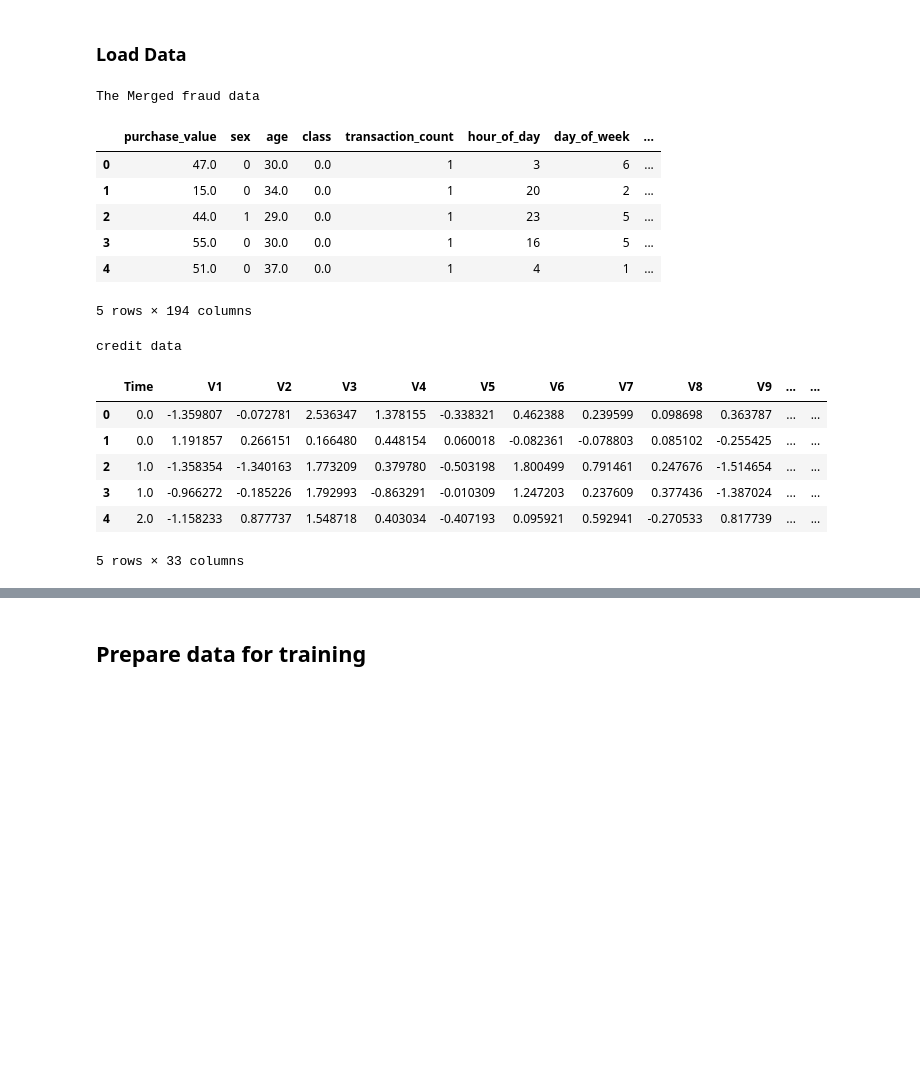
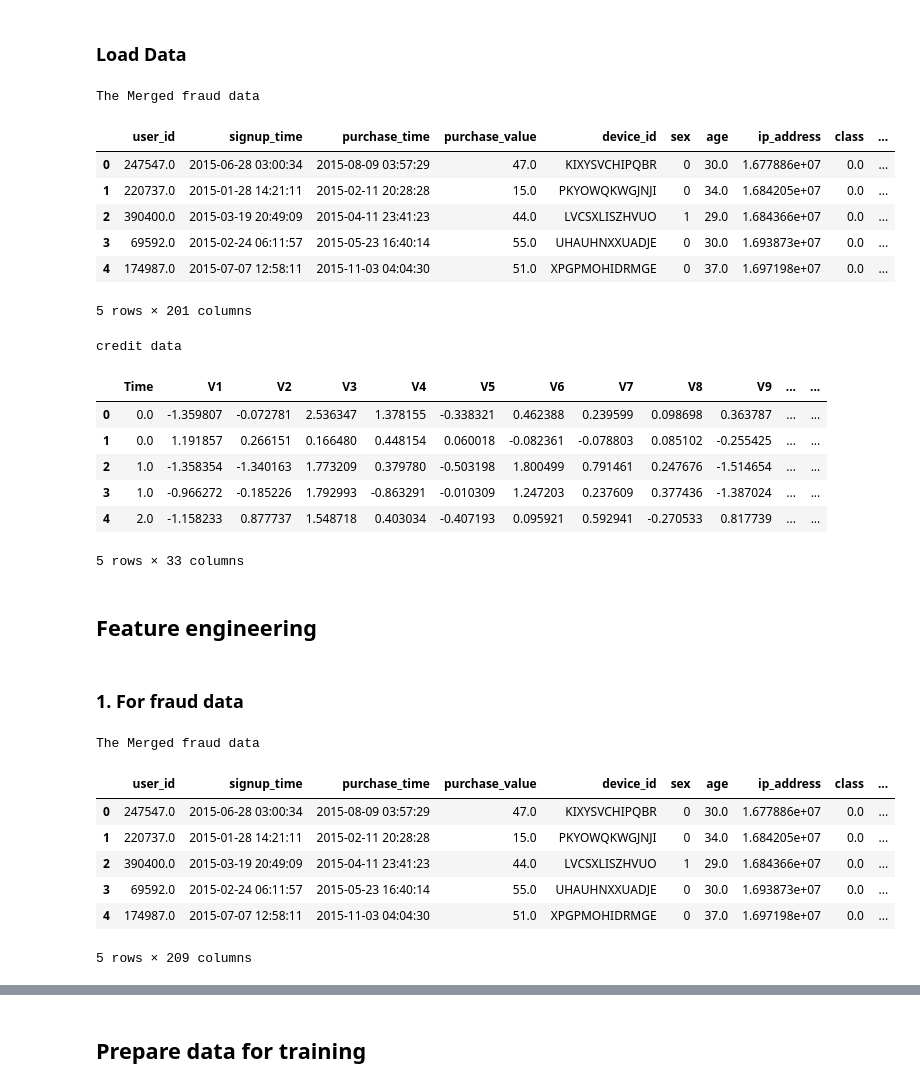
Before and after one commit to yohannestayez/Improved-detection-of-fraud-cases-for-e-commerce-and-bank-transactions, a Jupyter notebook: notebooks/Model_Building_and_Training.ipynb, the cells around one changed output, grey strips where cells are left out. Cells and saved outputs as stored; diff of their text form; code cells hidden in the pictures; blank space fills up the shorter version.

```diff
--- a/notebooks/Model_Building_and_Training.ipynb
+++ b/notebooks/Model_Building_and_Training.ipynb
@@ -29,23 +32,19 @@ mlflow.sklearn.autolog(log_models=True)
 fraud_data = pd.read_csv('C:/Users/Administrator/Documents/kifiya/Week_8/clean_data/merged_data.csv')
 creditcard_data = pd.read_csv('C:/Users/Administrator/Documents/kifiya/Week_8/clean_data/Preprocessed_Creditcard_Data.csv')
 
-# Drop unnecessary columns for training
-fraud_data = fraud_data.drop(columns=['signup_time', 'purchase_time', 'user_id', 'device_id',
-                                      'ip_address', 'lower_bound_ip_address', 'upper_bound_ip_address'], errors='ignore')
-
 print('The Merged fraud data')
 display(fraud_data.head())
 print('credit data')
 display(creditcard_data.head())
 # %% [output]
 The Merged fraud data
-|  | purchase_value | sex | age | class | transaction_count | hour_of_day | day_of_week | ... |
-| 0 | 47.0 | 0 | 30.0 | 0.0 | 1 | 3 | 6 | ... |
-| 1 | 15.0 | 0 | 34.0 | 0.0 | 1 | 20 | 2 | ... |
-| 2 | 44.0 | 1 | 29.0 | 0.0 | 1 | 23 | 5 | ... |
-| 3 | 55.0 | 0 | 30.0 | 0.0 | 1 | 16 | 5 | ... |
-| 4 | 51.0 | 0 | 37.0 | 0.0 | 1 | 4 | 1 | ... |
+|  | user_id | signup_time | purchase_time | purchase_value | device_id | sex | age | ip_address | class | ... |
+| 0 | 247547.0 | 2015-06-28 03:00:34 | 2015-08-09 03:57:29 | 47.0 | KIXYSVCHIPQBR | 0 | 30.0 | 1.677886e+07 | 0.0 | ... |
+| 1 | 220737.0 | 2015-01-28 14:21:11 | 2015-02-11 20:28:28 | 15.0 | PKYOWQKWGJNJI | 0 | 34.0 | 1.684205e+07 | 0.0 | ... |
+| 2 | 390400.0 | 2015-03-19 20:49:09 | 2015-04-11 23:41:23 | 44.0 | LVCSXLISZHVUO | 1 | 29.0 | 1.684366e+07 | 0.0 | ... |
+| 3 | 69592.0 | 2015-02-24 06:11:57 | 2015-05-23 16:40:14 | 55.0 | UHAUHNXXUADJE | 0 | 30.0 | 1.693873e+07 | 0.0 | ... |
+| 4 | 174987.0 | 2015-07-07 12:58:11 | 2015-11-03 04:04:30 | 51.0 | XPGPMOHIDRMGE | 0 | 37.0 | 1.697198e+07 | 0.0 | ... |
-5 rows × 194 columns
+5 rows × 201 columns
 credit data
 |  | Time | V1 | V2 | V3 | V4 | V5 | V6 | V7 | V8 | V9 | ... | ... |
 | 0 | 0.0 | -1.359807 | -0.072781 | 2.536347 | 1.378155 | -0.338321 | 0.462388 | 0.239599 | 0.098698 | 0.363787 | ... | ... |
@@ -54,3 +53,58 @@ credit data
 | 3 | 1.0 | -0.966272 | -0.185226 | 1.792993 | -0.863291 | -0.010309 | 1.247203 | 0.237609 | 0.377436 | -1.387024 | ... | ... |
 | 4 | 2.0 | -1.158233 | 0.877737 | 1.548718 | 0.403034 | -0.407193 | 0.095921 | 0.592941 | -0.270533 | 0.817739 | ... | ... |
 5 rows × 33 columns
+# %% [markdown]
+## Feature engineering
+# %% [markdown]
+### 1. For fraud data
+# %%
+# Create a new column 'is_night' to flag transactions occurring between midnight and 6 AM or after 10 PM
+fraud_data['is_night'] = fraud_data['hour_of_day'].apply(lambda x: 1 if x < 6 or x > 22 else 0)
+
+# Calculate the average purchase value for each user
+user_avg_purchase = fraud_data.groupby('user_id')['purchase_value'].mean()
+
+# Map the average purchase value to each user's transactions
+fraud_data['user_avg_purchase'] = fraud_data['user_id'].map(user_avg_purchase)
+
+# Calculate the absolute difference between the individual purchase value and the user's average purchase value
+fraud_data['purchase_deviation'] = abs(fraud_data['purchase_value'] - fraud_data['user_avg_purchase'])
+
+# Count the number of times each device ID appears in the dataset
+device_count = fraud_data['device_id'].value_counts()
+
+# Map the device usage count to each transaction
+fraud_data['device_usage_count'] = fraud_data['device_id'].map(device_count)
+
+# Identify devices used by multiple users
+suspicious_devices = fraud_data['device_id'].value_counts()[fraud_data['device_id'].value_counts() > 1].index
+
+# Flag transactions from suspicious devices
+fraud_data['suspicious_device'] = fraud_data['device_id'].apply(lambda x: 1 if x in suspicious_devices else 0)
+
+# Calculate the total number of transactions for each user
+user_transaction_count = fraud_data.groupby('user_id')['transaction_count'].sum()
+
+# Map the total transaction count to each user's transactions
+fraud_data['total_transaction_count'] = fraud_data['user_id'].map(user_transaction_count)
+
+# Calculate the average fraud rate for each device
+fraud_rate_by_device = fraud_data.groupby('device_id')['class'].mean()
+
+# Map the device fraud rate to each transaction
+fraud_data['device_fraud_rate'] = fraud_data['device_id'].map(fraud_rate_by_device)
+
+# Calculate the purchase value per transaction, adjusted to avoid division by zero
+fraud_data['transaction_intensity'] = fraud_data['purchase_value'] / (fraud_data['transaction_count'] + 1)
+
+print('The Merged fraud data')
+display(fraud_data.head())
+# %% [output]
+The Merged fraud data
+|  | user_id | signup_time | purchase_time | purchase_value | device_id | sex | age | ip_address | class | ... |
+| 0 | 247547.0 | 2015-06-28 03:00:34 | 2015-08-09 03:57:29 | 47.0 | KIXYSVCHIPQBR | 0 | 30.0 | 1.677886e+07 | 0.0 | ... |
+| 1 | 220737.0 | 2015-01-28 14:21:11 | 2015-02-11 20:28:28 | 15.0 | PKYOWQKWGJNJI | 0 | 34.0 | 1.684205e+07 | 0.0 | ... |
+| 2 | 390400.0 | 2015-03-19 20:49:09 | 2015-04-11 23:41:23 | 44.0 | LVCSXLISZHVUO | 1 | 29.0 | 1.684366e+07 | 0.0 | ... |
+| 3 | 69592.0 | 2015-02-24 06:11:57 | 2015-05-23 16:40:14 | 55.0 | UHAUHNXXUADJE | 0 | 30.0 | 1.693873e+07 | 0.0 | ... |
+| 4 | 174987.0 | 2015-07-07 12:58:11 | 2015-11-03 04:04:30 | 51.0 | XPGPMOHIDRMGE | 0 | 37.0 | 1.697198e+07 | 0.0 | ... |
+5 rows × 209 columns
```
Also changed, not shown: parts of 6 cells of this notebook.
